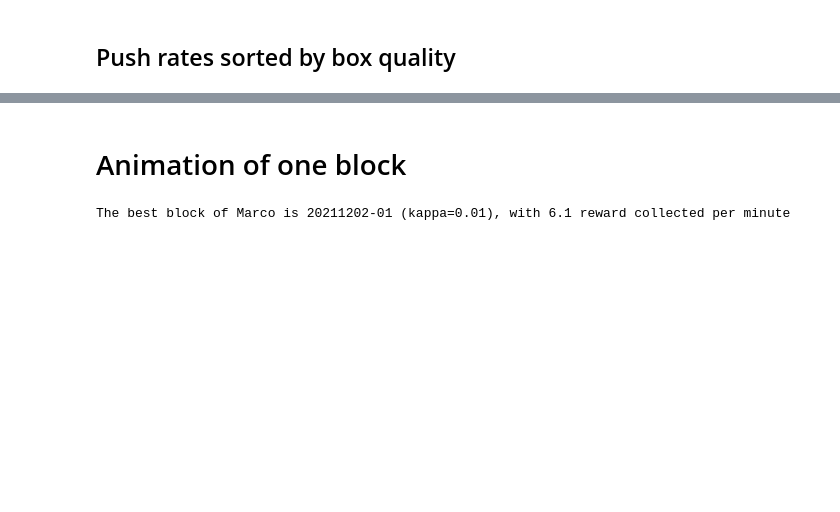
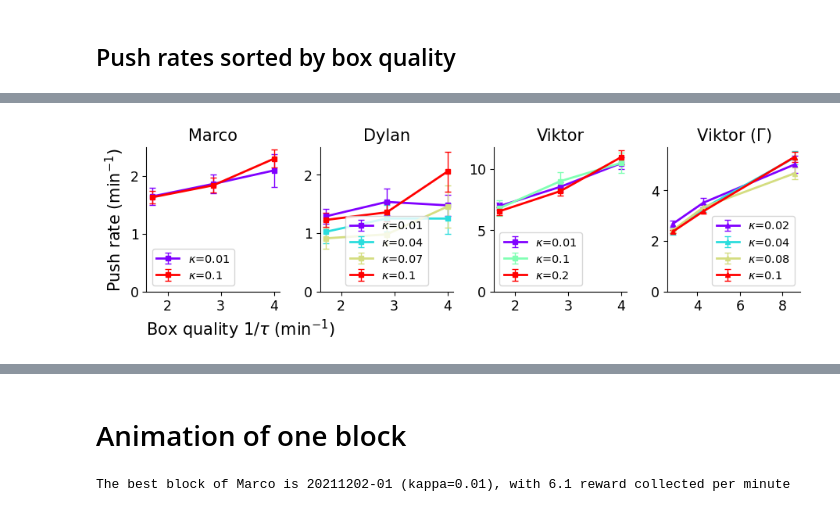
Before and after one commit to XaqLab/hex-arena, a Jupyter notebook: data-overview.ipynb, the cells around one changed output, grey strips where cells are left out. Drawn from its saved outputs; the diff is of its cells as text; code cells hidden in the pictures; blank space fills up the shorter version.

```diff
--- a/data-overview.ipynb
+++ b/data-overview.ipynb
@@ -103,0 +155,33 @@ fig.savefig(FIG_DIR/'overview_matching.svg')
+# %%
+fig, axes = plt.subplots(1, 4, figsize=(10.8, 2.4), gridspec_kw={'wspace': 0.3})
+for ax, tag in zip(axes, push_rates):
+    subject, gamma = tag
+    if gamma==1:
+        taus = np.array([35, 21, 15])
+    if gamma==10:
+        taus = np.array([21, 14, 7])
+    lines = []
+    kappas = sorted(push_rates[tag].keys())
+    colors = mpl.colormaps['rainbow'](np.linspace(0, 1, len(kappas)))
+    for i, kappa in enumerate(kappas):
+        vals = push_rates[tag][kappa]*60
+        v_mean = vals.mean(axis=0)
+        v_sem = vals.std(axis=0)/len(vals)**0.5
+        lines.append(
+            ax.errorbar(
+                60/taus, v_mean, v_sem, color=colors[i], elinewidth=1, capsize=3,
+                marker='s' if gamma==1 else '^', markersize=4,
+            )
+        )
+    ax.legend(lines, [r'$\kappa$='+'{:g}'.format(kappa) for kappa in kappas], fontsize='x-small')
+    ax.set_title(f'{subject.capitalize()} (gamma={gamma})')
+    ax.set_title(subject.capitalize()+(r' ($\Gamma$)' if subject=='viktor' and gamma==10 else ''))
+    ax.set_ylim([0, None])
+    ax.xaxis.get_major_locator().set_params(integer=True)
+    ax.yaxis.get_major_locator().set_params(integer=True)
+ax = axes[0]
+ax.set_xlabel(r'Box quality 1/$\tau$ (min$^{-1}$)', loc='left')
+ax.set_ylabel(r'Push rate (min$^{-1}$)')
+fig.savefig(FIG_DIR/'push.rate.per.kappa.svg')
+# %% [output]
+[figure, added]
```
Also changed, not shown: parts of 12 cells of this notebook, 2 other files.
